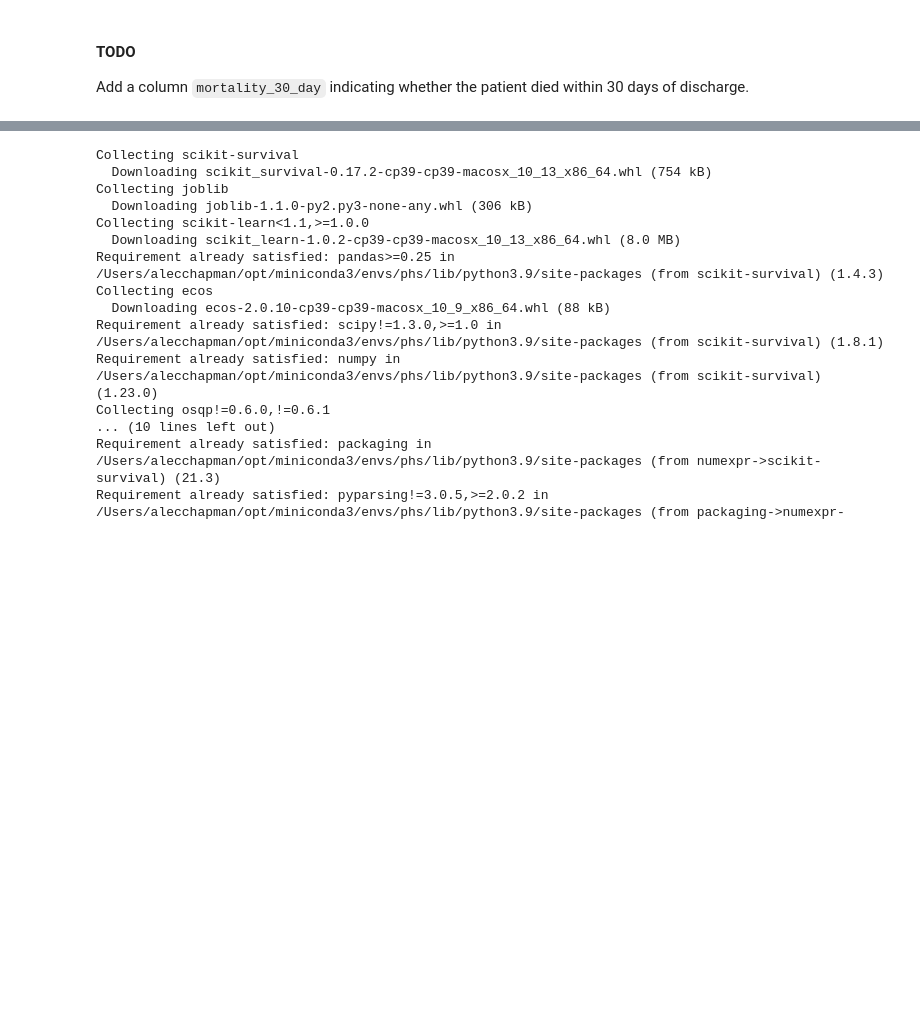
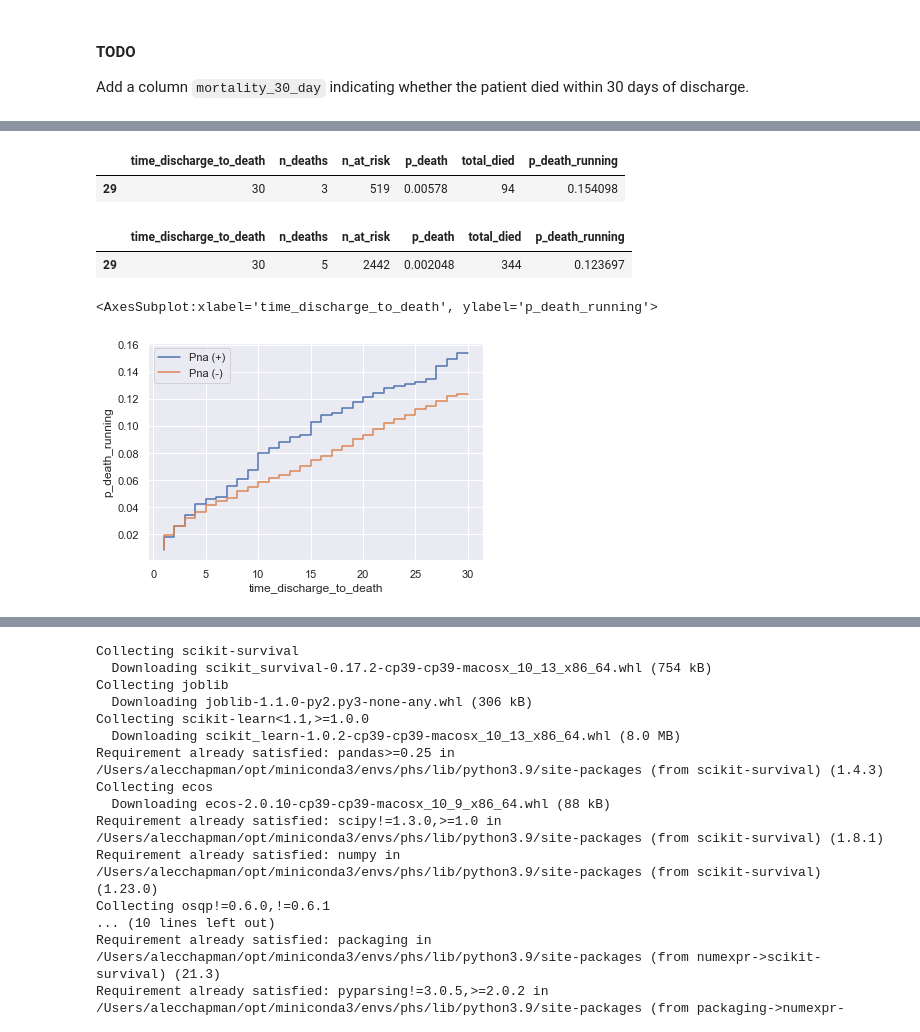
Before and after one commit to abchapman93/PHS_Data_Science_2022_instructor, a Jupyter notebook: Day-1-Intro-to-Python/Pneumonia Use Case.ipynb, the cells around one changed output, grey strips where cells are left out. Cells and saved outputs as stored; diff of their text form; code cells hidden in the pictures; blank space fills up the shorter version.

```diff
--- a/Day-1-Intro-to-Python/Pneumonia Use Case.ipynb
+++ b/Day-1-Intro-to-Python/Pneumonia Use Case.ipynb
@@ -107,0 +192,5 @@ df["mortality_30_day"] = (df["time_discharge_to_death"] <= 30).astype(int)
+# %%
+df_daily["n_at_risk"] = daily_at_risk
+df_daily["p_death"] = df_daily["n_deaths"] / df_daily["n_at_risk"]
+df_daily["total_died"] = total_deaths
+df_daily["p_death_running"] = df_daily["total_died"] / total_n_at_risk
@@ -107,0 +278,3 @@ df["mortality_30_day"] = (df["time_discharge_to_death"] <= 30).astype(int)
+# %%
+df_daily_pna = kaplan_meier(df.query("pna == 1"))
+df_daily_pna_neg = kaplan_meier(df.query("pna == 0"))
@@ -107,0 +290,16 @@ df["mortality_30_day"] = (df["time_discharge_to_death"] <= 30).astype(int)
+# %%
+df_daily_pna.query("time_discharge_to_death == 30")
+# %% [output]
+|  | time_discharge_to_death | n_deaths | n_at_risk | p_death | total_died | p_death_running |
+| 29 | 30 | 3 | 519 | 0.00578 | 94 | 0.154098 |
+# %%
+df_daily_pna_neg.query("time_discharge_to_death == 30")
+# %% [output]
+|  | time_discharge_to_death | n_deaths | n_at_risk | p_death | total_died | p_death_running |
+| 29 | 30 | 5 | 2442 | 0.002048 | 344 | 0.123697 |
+# %%
+plot_mortality_curve(df_daily_pna, max_days=30, label="Pna (+)")
+plot_mortality_curve(df_daily_pna_neg, max_days=30, label="Pna (-)")
+# %% [output]
+<AxesSubplot:xlabel='time_discharge_to_death', ylabel='p_death_running'>
+[figure, added]
```
Also changed, not shown: parts of 34 cells of this notebook, 17 other files.
